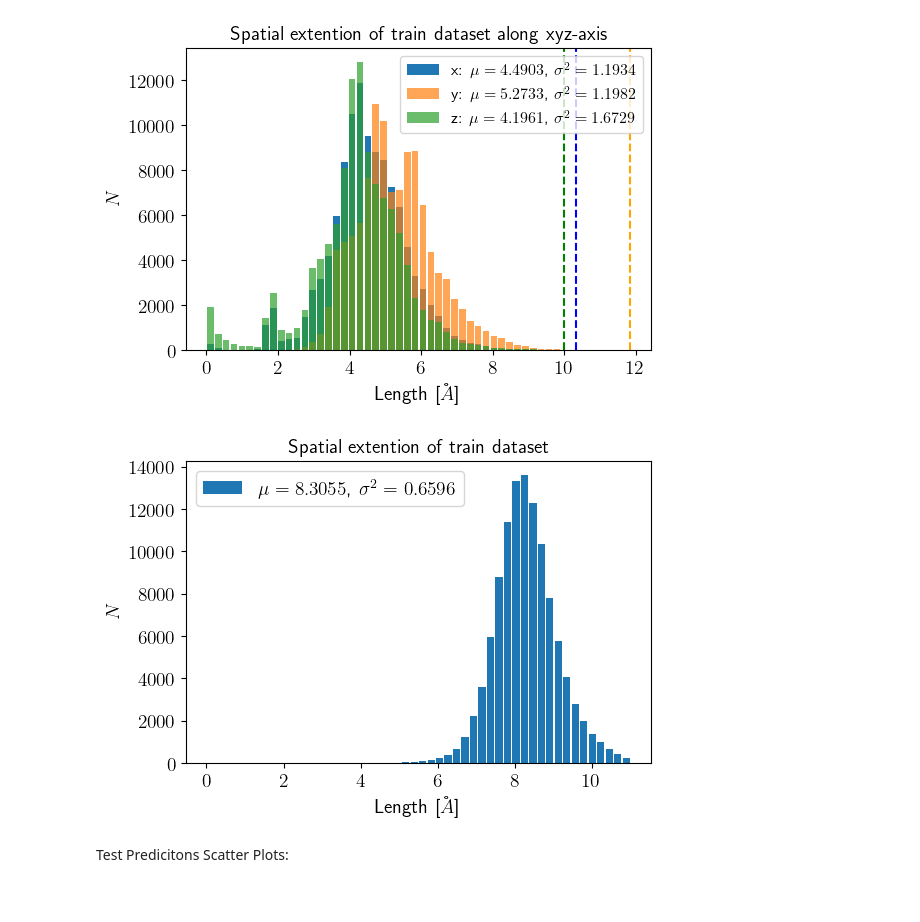
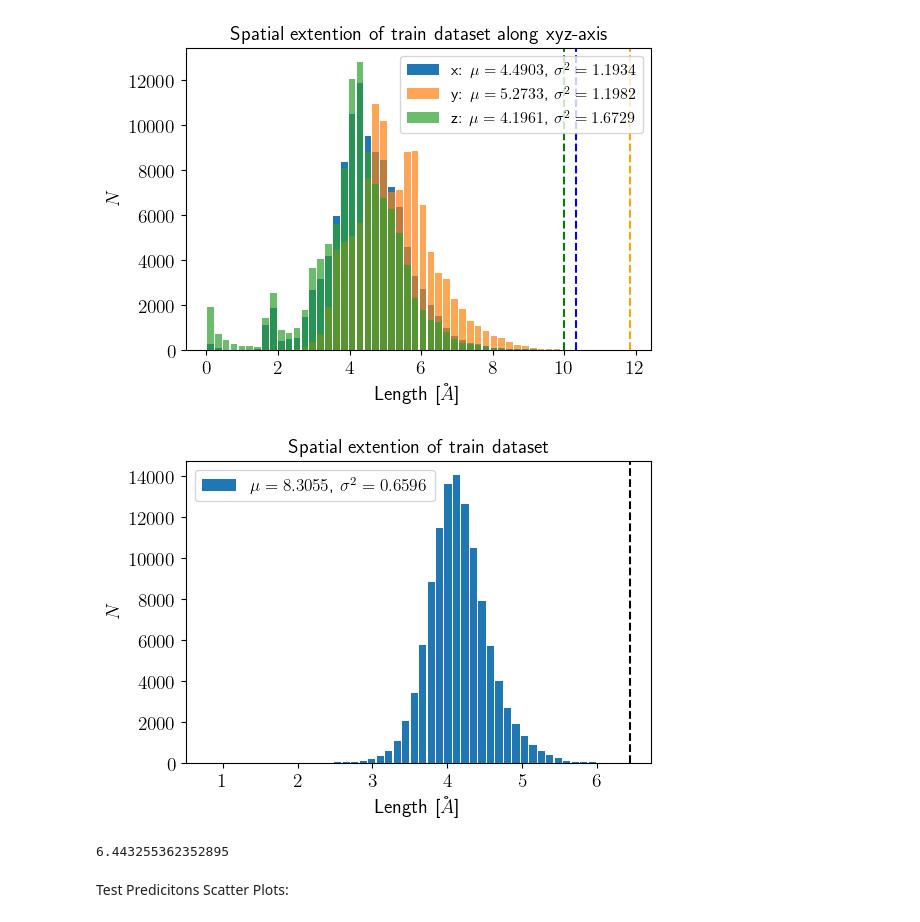
Before and after one commit to lbrodolo/deep_molecules, a Jupyter notebook: dataset_results_analysis.ipynb, the cells around one changed output. Drawn from its saved outputs; the diff is of its cells as text; code cells hidden in the pictures.

Commit message:
plots corrections

```diff
--- a/dataset_results_analysis.ipynb
+++ b/dataset_results_analysis.ipynb
@@ -87,19 +89,22 @@ plt.show()
 # %%
 
 mean_size = round(train_sizes["size"].mean(), 4)
 var_size = round(train_sizes["size"].var(), 4)
 
-plt.hist(train_sizes["size"], bins=50, range=(0, 11), density=False, rwidth=0.85, alpha=1, label=f"$\mu={mean_size}$, $\sigma^2={var_size}$")
-plt.legend(prop={"size":14})
+plt.hist(train_sizes["size"]/2, bins=50, density=False, rwidth=0.85, alpha=1, label=f"$\mu={mean_size}$, $\sigma^2={var_size}$")
+plt.legend(prop={"size":12.5})
 plt.xticks(size=14)
 plt.yticks(size=14)
 
 plt.xlabel("Length [$\AA$]", size=14)
 plt.ylabel("$N$", size=14)
 plt.title("Spatial extention of train dataset", size=14)
+plt.axvline(train_sizes["size"].max() / 2, c='k', linestyle='--')
 plt.show()
+print(train_sizes["size"].max() / 2)
 # %% [output]
-[figure, old version]
+[figure, new version]
+6.443255362352895
 # %% [markdown]
 Test Predicitons Scatter Plots:
 # %%
```
Also changed, not shown: parts of 4 cells of this notebook.
